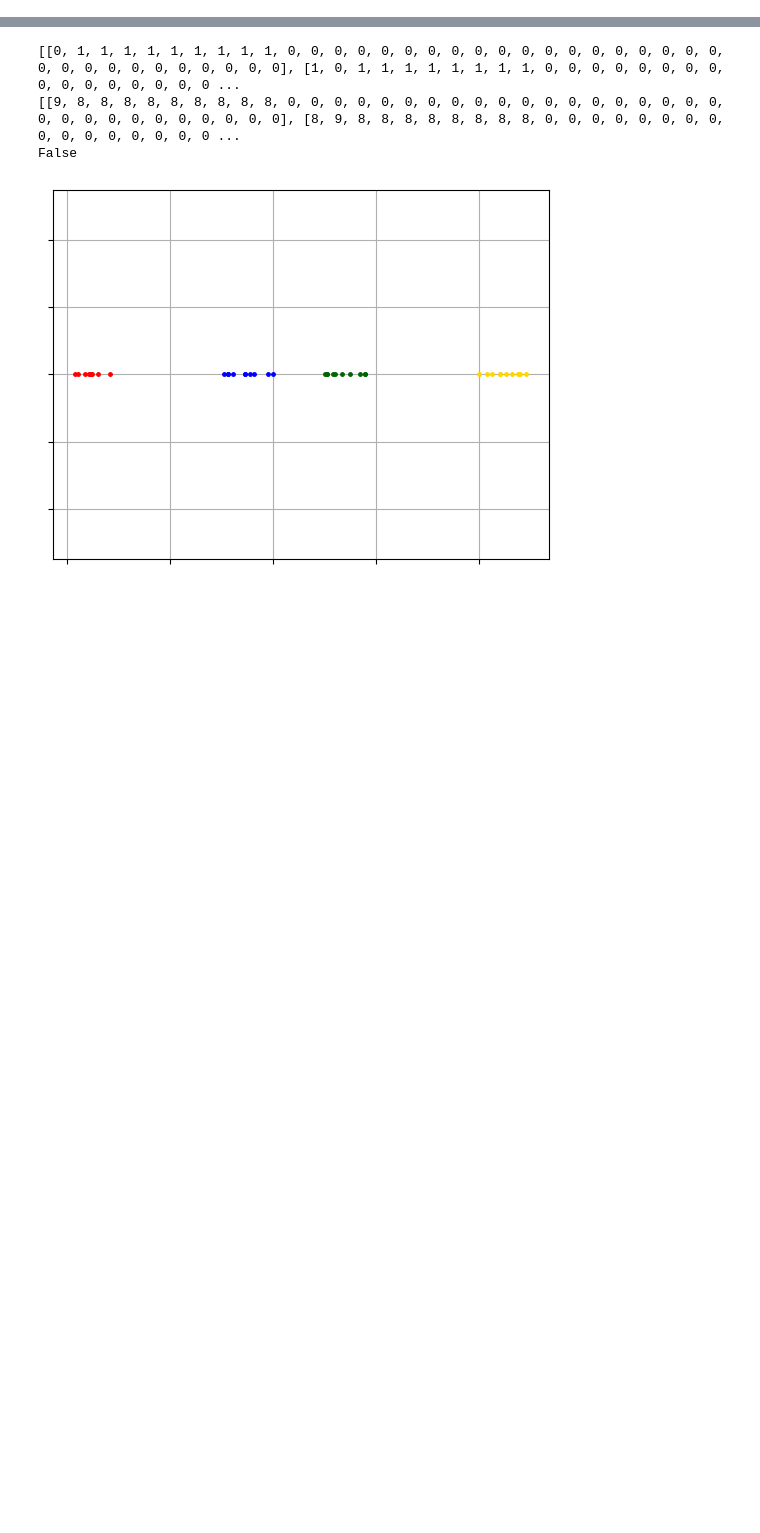
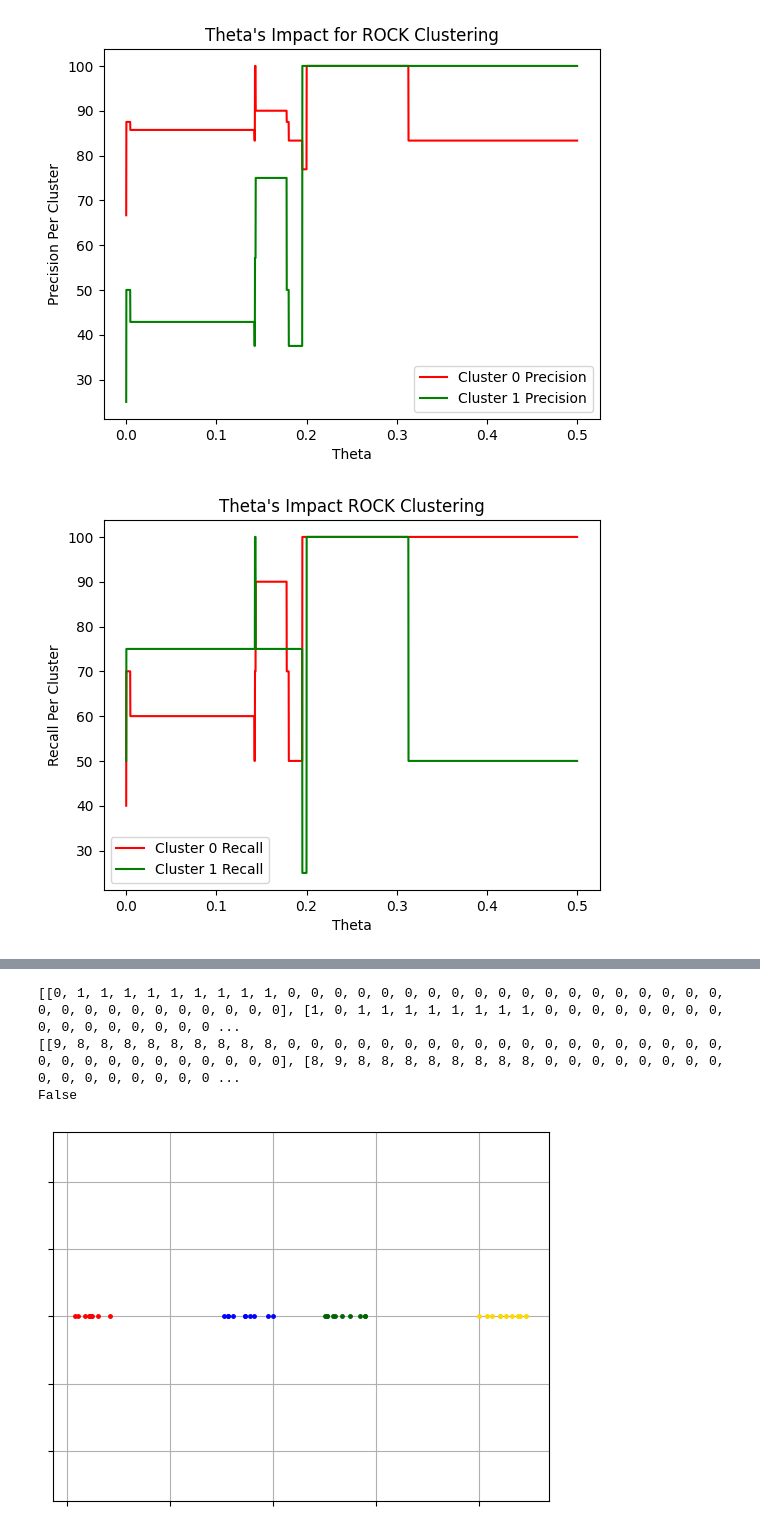
Before and after one commit to XIRZC/rock.vis, a Jupyter notebook: visualize.ipynb, the cells around one changed output, grey strips where cells are left out. Saved outputs shown, nothing was run; the diff lists cells and outputs as text; code cells hidden in the pictures; blank space fills up the shorter version.

Commit message:
[UPD] mainly visualize for sample two, draw recall, precision, f1 tendency by theta vary; and optimize rock file

```diff
--- a/visualize.ipynb
+++ b/visualize.ipynb
@@ -10,0 +159,6 @@ from pyclustering.cluster.center_initializer import kmeans_plusplus_initializer
+# %%
+theta_ablation_study(5000)
+# theta_ablation_study(1000)
+# %% [output]
+[figure, added]
+[figure, added]
```
Also changed, not shown: parts of 4 cells of this notebook, 3 other files.
